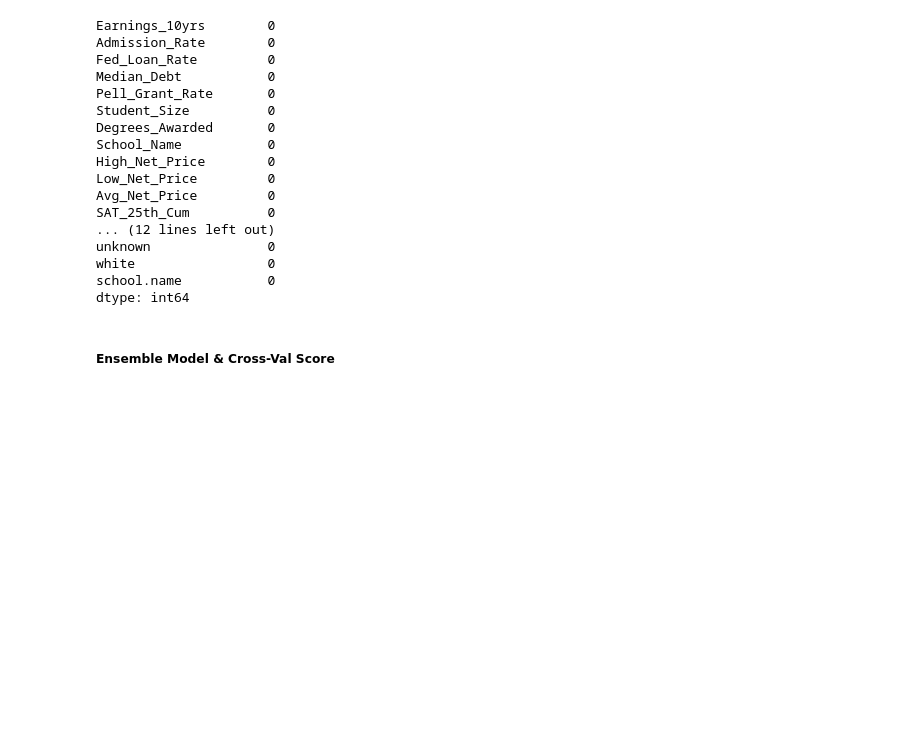
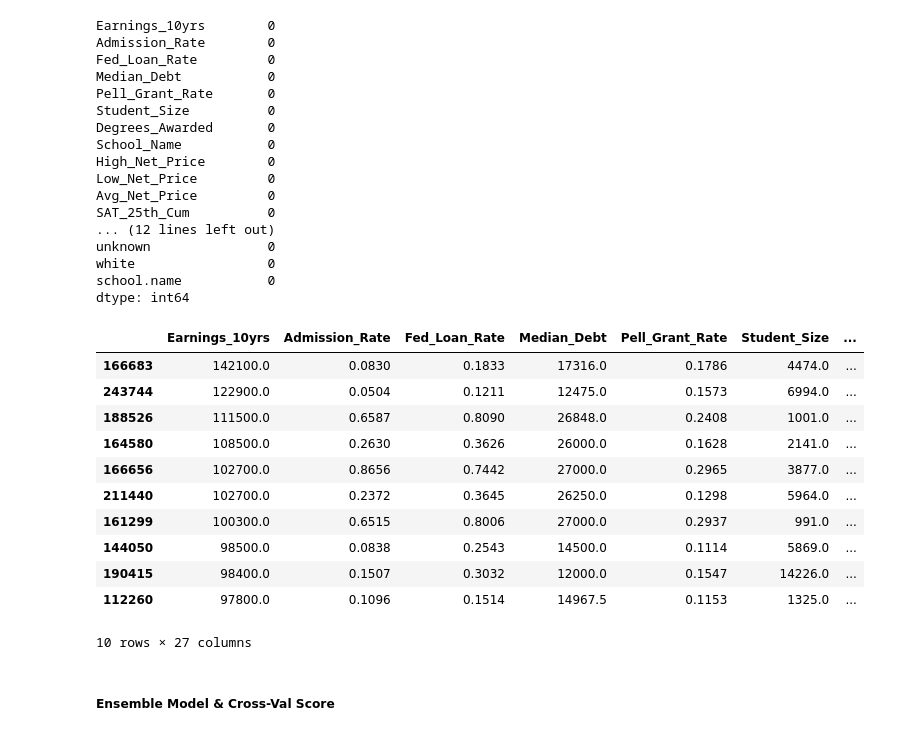
Before and after one commit to allychrystal/CollegeScorecard, a Jupyter notebook: Binary Classification Model.ipynb, the cells around one changed output. Drawn from its saved outputs; the diff is of its cells as text; code cells hidden in the pictures; blank space fills up the shorter version.

```diff
--- a/Binary Classification Model.ipynb
+++ b/Binary Classification Model.ipynb
@@ -232,6 +232,21 @@ unknown               0
 white                 0
 school.name           0
 dtype: int64
+# %%
+new_data.sort_values(by='Earnings_10yrs', ascending=False).head(10)
+# %% [output]
+|  | Earnings_10yrs | Admission_Rate | Fed_Loan_Rate | Median_Debt | Pell_Grant_Rate | Student_Size | ... |
+| 166683 | 142100.0 | 0.0830 | 0.1833 | 17316.0 | 0.1786 | 4474.0 | ... |
+| 243744 | 122900.0 | 0.0504 | 0.1211 | 12475.0 | 0.1573 | 6994.0 | ... |
+| 188526 | 111500.0 | 0.6587 | 0.8090 | 26848.0 | 0.2408 | 1001.0 | ... |
+| 164580 | 108500.0 | 0.2630 | 0.3626 | 26000.0 | 0.1628 | 2141.0 | ... |
+| 166656 | 102700.0 | 0.8656 | 0.7442 | 27000.0 | 0.2965 | 3877.0 | ... |
+| 211440 | 102700.0 | 0.2372 | 0.3645 | 26250.0 | 0.1298 | 5964.0 | ... |
+| 161299 | 100300.0 | 0.6515 | 0.8006 | 27000.0 | 0.2937 | 991.0 | ... |
+| 144050 | 98500.0 | 0.0838 | 0.2543 | 14500.0 | 0.1114 | 5869.0 | ... |
+| 190415 | 98400.0 | 0.1507 | 0.3032 | 12000.0 | 0.1547 | 14226.0 | ... |
+| 112260 | 97800.0 | 0.1096 | 0.1514 | 14967.5 | 0.1153 | 1325.0 | ... |
+10 rows × 27 columns
 # %%
 X_new = new_data[[ 'Admission_Rate', 'Fed_Loan_Rate', 'Median_Debt',
        'Pell_Grant_Rate', 'Student_Size', 'Degrees_Awarded',
```
Also changed, not shown: parts of 22 cells of this notebook.
